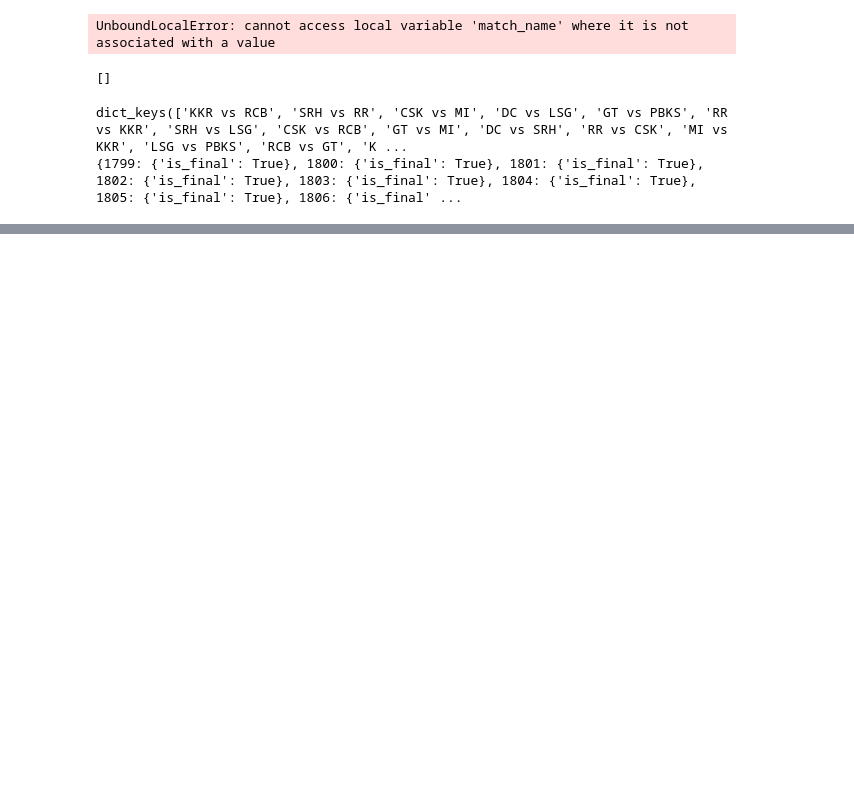
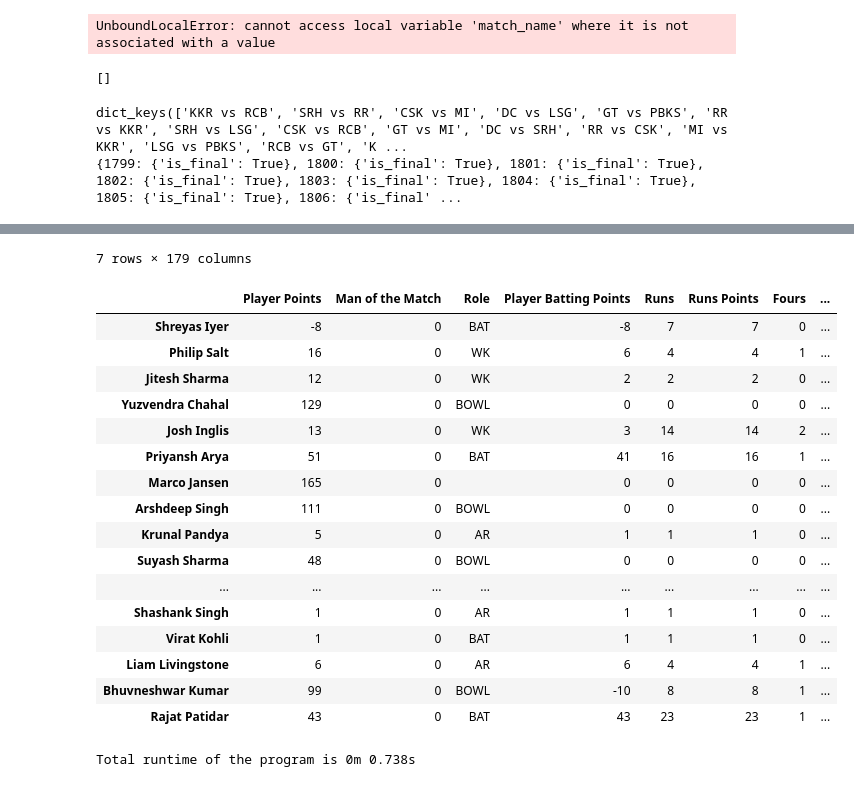
Before and after one commit to nisarg-m-shah/IPL-Fantasy-2026, a Jupyter notebook: test.ipynb, the cells around one changed output, grey strips where cells are left out. Saved outputs shown, nothing was run; the diff lists cells and outputs as text; code cells hidden in the pictures; blank space fills up the shorter version.

```diff
--- a/test.ipynb
+++ b/test.ipynb
@@ -318,0 +319,52 @@ Man of the Match: Harshal Patel
+# %%
+from Points import Player,Team,Match
+import dill
+import time
+
+# Load the object (class definition is included!)
+with open("ipl25.pkl", "rb") as f:
+    ipl2025 = dill.load(f)
+    match_objects = ipl2025.get("objects", {})
+    match_states = ipl2025.get("states", {})
+
+begin = time.time()
+
+match_name = "RCB vs PBKS"
+match_object = match_objects[match_name]
+
+# match_object = match_objects[60]
+match_object.printing_scorecard()
+teams = {'Gujju Gang':['Varun Chakaravarthy','Travis Head','Prasidh Krishna','Harshit Rana','Rahul Chahar','Mukesh Choudhary','Ishant Sharma','Jaydev Unadkat','Mukesh Kumar','Abdul Samad','Riyan Parag','Khaleel Ahmed','Avesh Khan','Faf du Plessis','Arjun Tendulkar','Mohammed Shami','Shivam Dube','Lockie Ferguson','Josh Hazlewood','Prabhsimran Singh','Rishabh Pant','Corbin Bosch','Mohammed Siraj','Marcus Stoinis','Harpreet Brar','Rahmanullah Gurbaz','Rashid Khan','Washington Sundar'],
+        'Hilarious Hooligans':['Yashasvi Jaiswal','Axar Patel','Hardik Pandya','Heinrich Klaasen','Rinku Singh','Nehal Wadhera','Romario Shepherd','Manav Suthar','Vijaykumar Vyshak','Himmat Singh','Ayush Badoni','Liam Livingstone','Nathan Ellis','Moeen Ali','Karn Sharma','Shimron Hetmyer','Mayank Yadav','Abhinav Manohar','Ashutosh Sharma','Rachin Ravindra','Shahrukh Khan','Anrich Nortje','Mayank Markande','Yuzvendra Chahal','Tushar Deshpande','Noor Ahmad','Kagiso Rabada','Marco Jansen'],
+        'Tormented Titans':['Virat Kohli','Suryakumar Yadav','Kuldeep Yadav','Abhishek Sharma','Jitesh Sharma','Harnoor Singh','Bhuvneshwar Kumar','Abishek Porel','Angkrish Raghuvanshi','Dhruv Jurel','David Miller','Anuj Rawat','Josh Inglis','Kumar Kartikeya','Akash Deep','Rahul Tewatia','Ramandeep Singh','Sherfane Rutherford','Glenn Maxwell','Sandeep Sharma','Shamar Joseph','Pat Cummins','Quinton de Kock','Ravichandran Ashwin'],
+        'La Furia Roja':['Shreyas Iyer','Sai Sudharsan','Phil Salt','Jasprit Bumrah','Swastik Chikara','Rajvardhan Hangargekar','Manoj Bhandage','Nitish Rana','Rasikh Dar Salam','Deepak Chahar','MS Dhoni','Aaron Hardie','Priyansh Arya','Sameer Rizvi','Mitchell Santner','Manish Pandey','Suyash Sharma','Kamlesh Nagarkoti','Will Jacks','Azmatullah Omarzai','Adam Zampa','Spencer Johnson','Jamie Overton','Shashank Singh','Rovman Powell','Suryansh Shedge','Maheesh Theekshana'],
+        'Supa Jinx Strikas':['Shubman Gill',['Ayush Mhatre','Ruturaj Gaikwad'],'Sai Kishore','Nitish Reddy','Mohit Sharma','Raj Bawa','Ishan Kishan','Mitchell Marsh','Karim Janat','Yash Dayal','Bevon Jacobs','Ryan Rickelton','Rajat Patidar','Tristan Stubbs','Gerald Coetzee','Glenn Phillips','Tim David','Ravi Bishnoi','Donovan Ferreira','Jayant Yadav','Trent Boult','Jofra Archer','Akash Madhwal','Darshan Nalkande','Kwena Maphaka'],
+        'Raging Raptors':['KL Rahul','Venkatesh Iyer','Mitchell Starc','Arshdeep Singh','Shardul Thakur','Ravindra Jadeja','Aiden Markram','Sachin Baby','Dushmantha Chameera','Naman Dhir','Karun Nair','Wanindu Hasaranga','Arshad Khan','Devdutt Padikkal','Robin Minz','Shahbaz Ahmed','Mohsin Khan','Krunal Pandya','Sanju Samson','Jos Buttler','Atharva Taide','Musheer Khan','Devon Conway'],
+        'The Travelling Bankers':['Sunil Narine','Andre Russell','Nicholas Pooran','Harshal Patel','Umran Malik','Chetan Sakariya','T Natarajan','Ajinkya Rahane','Shreyas Gopal','Tilak Varma','Vijay Shankar','Shubham Dubey','Anukul Roy','Deepak Hooda','Rahul Tripathi','Lungi Ngidi','Matheesha Pathirana','Vaibhav Arora','Jake Fraser-McGurk','Sam Curran','Rohit Sharma','Mujeeb Ur Rahman','Anshul Kamboj','Mahipal Lomror']
+        }
+
+boosters = {'Gujju Gang':{'https://www.espncricinfo.com/series/ipl-2025-1449924/kolkata-knight-riders-vs-gujarat-titans-39th-match-1473476/full-scorecard':"Double Power","https://www.espncricinfo.com/series/ipl-2025-1449924/sunrisers-hyderabad-vs-mumbai-indians-41st-match-1473478/full-scorecard":"Batting Powerplay","https://www.espncricinfo.com/series/ipl-2025-1449924/kolkata-knight-riders-vs-rajasthan-royals-53rd-match-1473490/full-scorecard":"Triple Captain"},
+            'Hilarious Hooligans':{"https://www.espncricinfo.com/series/ipl-2025-1449924/chennai-super-kings-vs-punjab-kings-49th-match-1473486/full-scorecard":"Bowling Powerplay","https://www.espncricinfo.com/series/ipl-2025-1449924/rajasthan-royals-vs-mumbai-indians-50th-match-1473487/full-scorecard":"Double Power","https://www.espncricinfo.com/series/ipl-2025-1449924/kolkata-knight-riders-vs-rajasthan-royals-53rd-match-1473490/full-scorecard":"Triple Captain","https://www.espncricinfo.com/series/ipl-2025-1449924/sunrisers-hyderabad-vs-delhi-capitals-55th-match-1473492/full-scorecard":"Batting Powerplay"},
+            'Tormented Titans':{"https://www.espncricinfo.com/series/ipl-2025-1449924/sunrisers-hyderabad-vs-delhi-capitals-55th-match-1473492/full-scorecard":"Bowling Powerplay"},
+            'La Furia Roja':{"https://www.espncricinfo.com/series/ipl-2025-1449924/kolkata-knight-riders-vs-punjab-kings-44th-match-1473481/full-scorecard":"Batting Powrrplay","https://www.espncricinfo.com/series/ipl-2025-1449924/punjab-kings-vs-delhi-capitals-58th-match-1473495/full-scorecard":"Triple Captain"},
+            'Supa Jinx Strikas':{'https://www.espncricinfo.com/series/ipl-2025-1449924/mumbai-indians-vs-sunrisers-hyderabad-33rd-match-1473470/full-scorecard':'Batting Powerplay',"https://www.espncricinfo.com/series/ipl-2025-1449924/rajasthan-royals-vs-mumbai-indians-50th-match-1473487/full-scorecard":"Bowling Powerplay","https://www.espncricinfo.com/series/ipl-2025-1449924/gujarat-titans-vs-sunrisers-hyderabad-51st-match-1473488/full-scorecard":"Triple Captain"},
+            'Raging Raptors':{'https://www.espncricinfo.com/series/ipl-2025-1449924/delhi-capitals-vs-rajasthan-royals-32nd-match-1473469/full-scorecard':'Batting Powerplay',"https://www.espncricinfo.com/series/ipl-2025-1449924/lucknow-super-giants-vs-delhi-capitals-40th-match-1473477/full-scorecard":"Double Power","https://www.espncricinfo.com/series/ipl-2025-1449924/mumbai-indians-vs-delhi-capitals-66th-match-1473503/full-scorecard":"Triple Captain","https://www.espncricinfo.com/series/ipl-2025-1449924/punjab-kings-vs-delhi-capitals-58th-match-1473495/full-scorecard":"Bowling Powerplay"},
+            'The Travelling Bankers':{"https://www.espncricinfo.com/series/ipl-2025-1449924/kolkata-knight-riders-vs-lucknow-super-giants-21st-match-1473456/full-scorecard":"Batting Powerplay","https://www.espncricinfo.com/series/ipl-2025-1449924/kolkata-knight-riders-vs-punjab-kings-44th-match-1473481/full-scorecard":"Bowling Powerplay","https://www.espncricinfo.com/series/ipl-2025-1449924/sunrisers-hyderabad-vs-kolkata-knight-riders-60th-match-1473497/live-cricket-score":"Triple Captain","https://www.espncricinfo.com/series/ipl-2025-1449924/kolkata-knight-riders-vs-chennai-super-kings-57th-match-1473494/full-scorecard":"Double Power"}
+            }
+
+match = Match(teams,match_object,match_name,boosters)
+print()
+team_breakdown = match.match_points_breakdown
+display(team_breakdown)
+#print(team_breakdown['Ayush Mhatre'])
+print()
+General_points_list = match.general_player_points_list
+display(General_points_list)
+
+end = time.time()
+total_time_taken = end-begin
+minutes = str(int(total_time_taken/60))
+seconds = str(round(total_time_taken % 60,3))
+total_time_taken = minutes+"m "+seconds+"s"
+print(f"Total runtime of the program is {total_time_taken}")
+# %% [output]
@@ -318,0 +396,19 @@ Man of the Match: Harshal Patel
+7 rows × 179 columns
+|  | Player Points | Man of the Match | Role | Player Batting Points | Runs | Runs Points | Fours | ... |
+| Shreyas Iyer | -8 | 0 | BAT | -8 | 7 | 7 | 0 | ... |
+| Philip Salt | 16 | 0 | WK | 6 | 4 | 4 | 1 | ... |
+| Jitesh Sharma | 12 | 0 | WK | 2 | 2 | 2 | 0 | ... |
+| Yuzvendra Chahal | 129 | 0 | BOWL | 0 | 0 | 0 | 0 | ... |
+| Josh Inglis | 13 | 0 | WK | 3 | 14 | 14 | 2 | ... |
+| Priyansh Arya | 51 | 0 | BAT | 41 | 16 | 16 | 1 | ... |
+| Marco Jansen | 165 | 0 |  | 0 | 0 | 0 | 0 | ... |
+| Arshdeep Singh | 111 | 0 | BOWL | 0 | 0 | 0 | 0 | ... |
+| Krunal Pandya | 5 | 0 | AR | 1 | 1 | 1 | 0 | ... |
+| Suyash Sharma | 48 | 0 | BOWL | 0 | 0 | 0 | 0 | ... |
+| ... | ... | ... | ... | ... | ... | ... | ... | ... |
+| Shashank Singh | 1 | 0 | AR | 1 | 1 | 1 | 0 | ... |
+| Virat Kohli | 1 | 0 | BAT | 1 | 1 | 1 | 0 | ... |
+| Liam Livingstone | 6 | 0 | AR | 6 | 4 | 4 | 1 | ... |
+| Bhuvneshwar Kumar | 99 | 0 | BOWL | -10 | 8 | 8 | 1 | ... |
+| Rajat Patidar | 43 | 0 | BAT | 43 | 23 | 23 | 1 | ... |
+Total runtime of the program is 0m 0.738s
```
Also changed, not shown: parts of 2 cells of this notebook, 10 other files.
